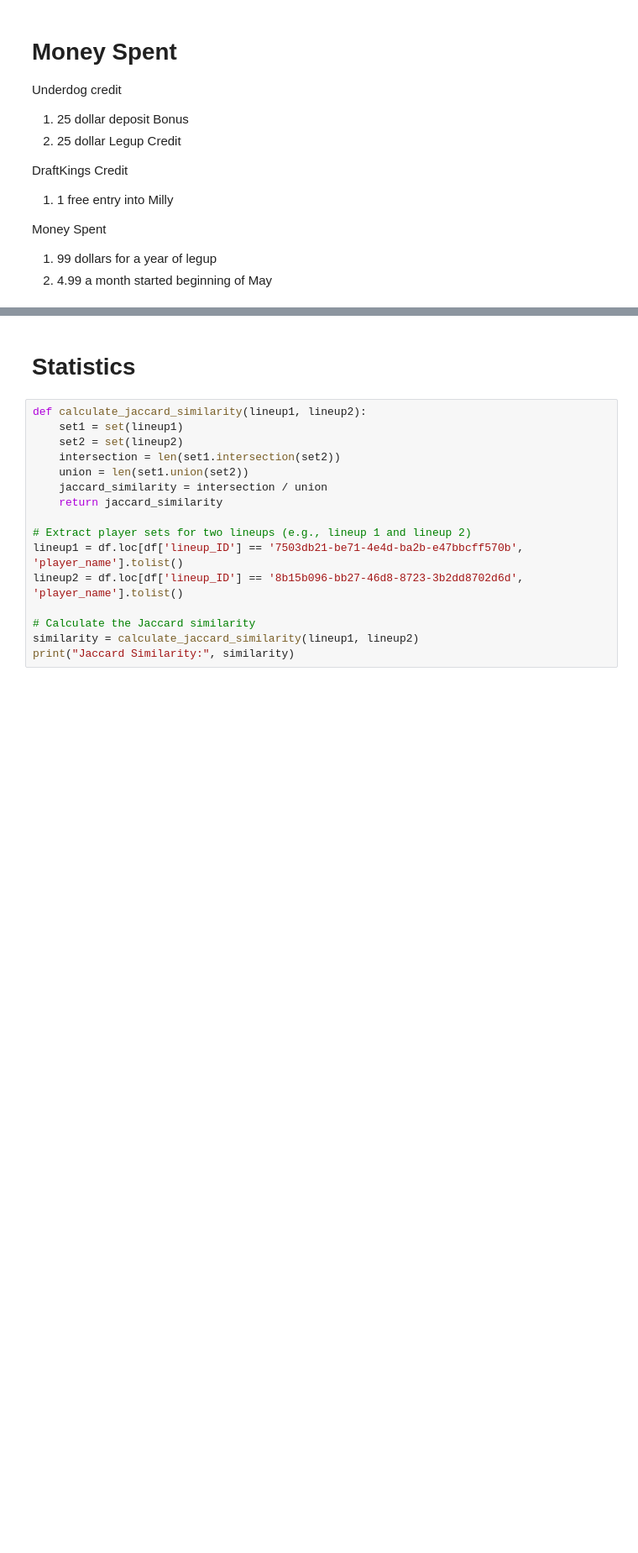
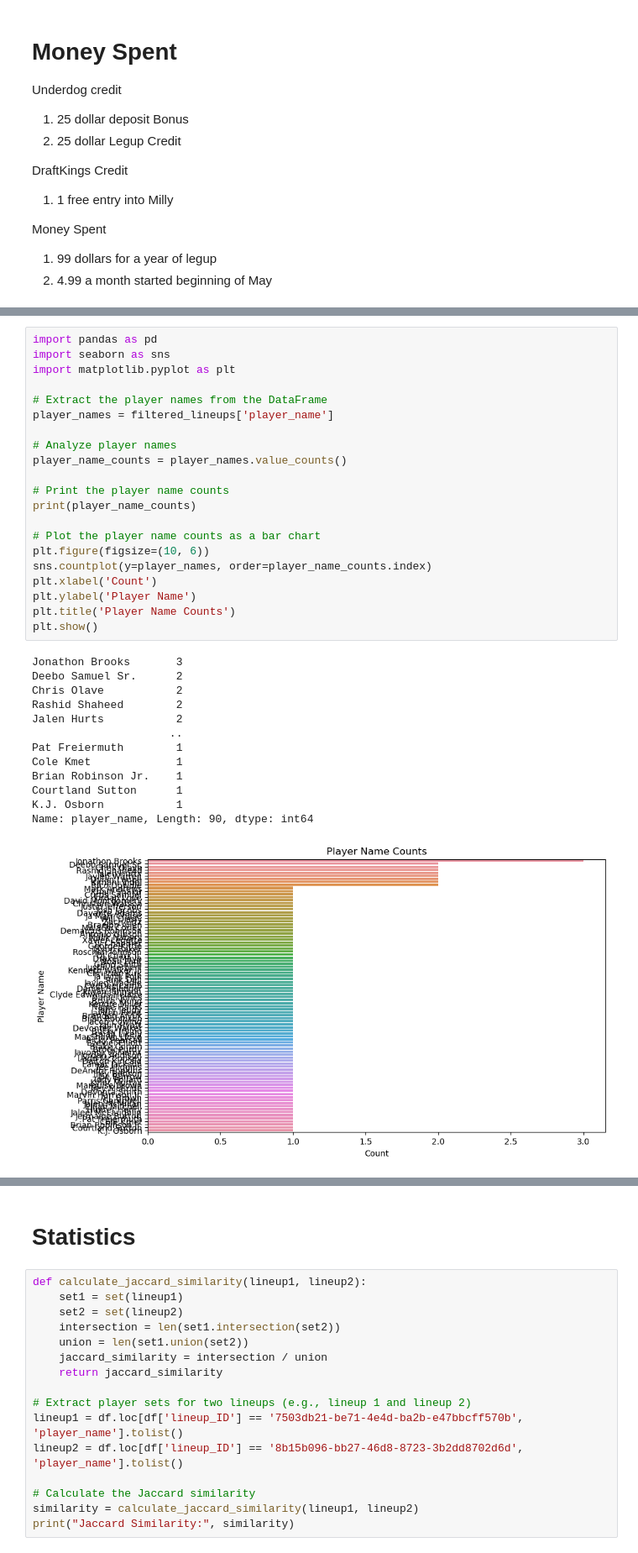
Before and after one commit to jvonderhoff/bestball_2024, a Jupyter notebook: 2024/Analysis/main.ipynb, the cells around one changed output, grey strips where cells are left out. Shown: that part at 84% size. Cells and saved outputs as stored; diff of their text form; blank space fills up the shorter version.

```diff
--- a/2024/Analysis/main.ipynb
+++ b/2024/Analysis/main.ipynb
@@ -83,0 +446,35 @@ Lineup a837181d-86db-4209-aaa1-c82156af5318: ["Ja'Marr Chase", 'Brandon Aiyuk',
+# %%
+import pandas as pd
+import seaborn as sns
+import matplotlib.pyplot as plt
+
+# Extract the player names from the DataFrame
+player_names = filtered_lineups['player_name']
+
+# Analyze player names
+player_name_counts = player_names.value_counts()
+
+# Print the player name counts
+print(player_name_counts)
+
+# Plot the player name counts as a bar chart
+plt.figure(figsize=(10, 6))
+sns.countplot(y=player_names, order=player_name_counts.index)
+plt.xlabel('Count')
+plt.ylabel('Player Name')
+plt.title('Player Name Counts')
+plt.show()
+# %% [output]
+Jonathon Brooks       3
+Deebo Samuel Sr.      2
+Chris Olave           2
+Rashid Shaheed        2
+Jalen Hurts           2
+                     ..
+Pat Freiermuth        1
+Cole Kmet             1
+Brian Robinson Jr.    1
+Courtland Sutton      1
+K.J. Osborn           1
+Name: player_name, Length: 90, dtype: int64
+[figure, added]
```
Also changed, not shown: parts of 27 cells of this notebook, 11 other files.
